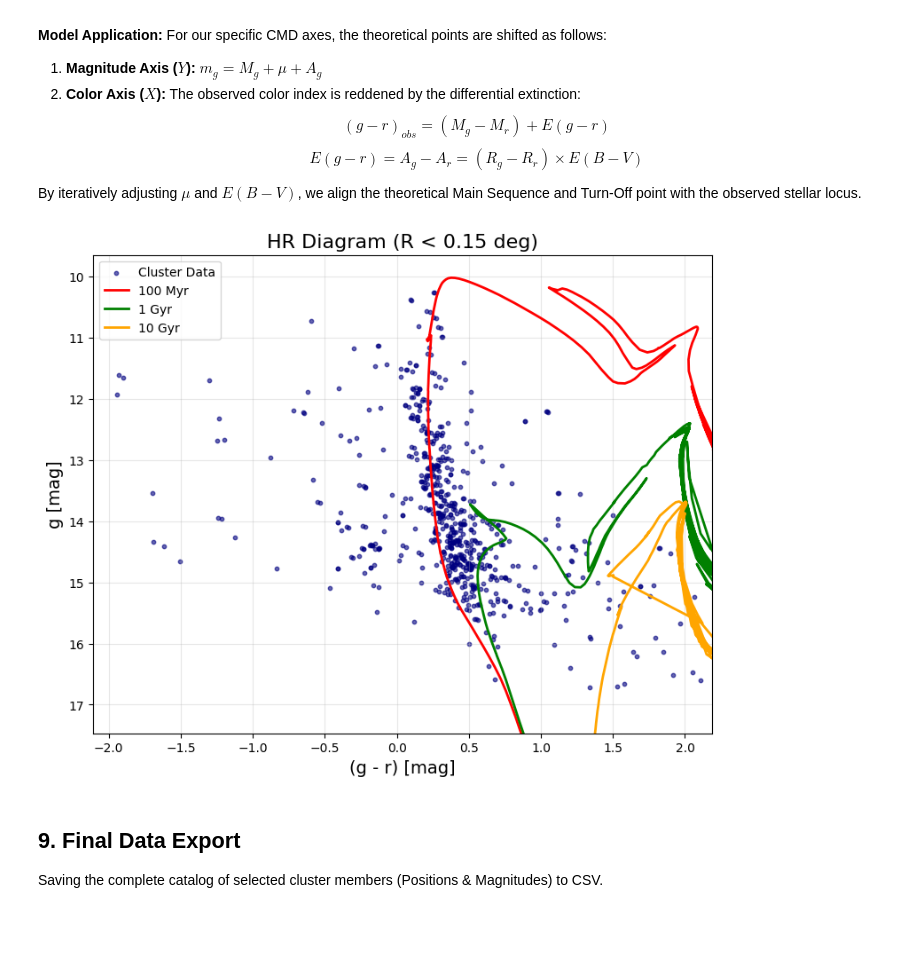
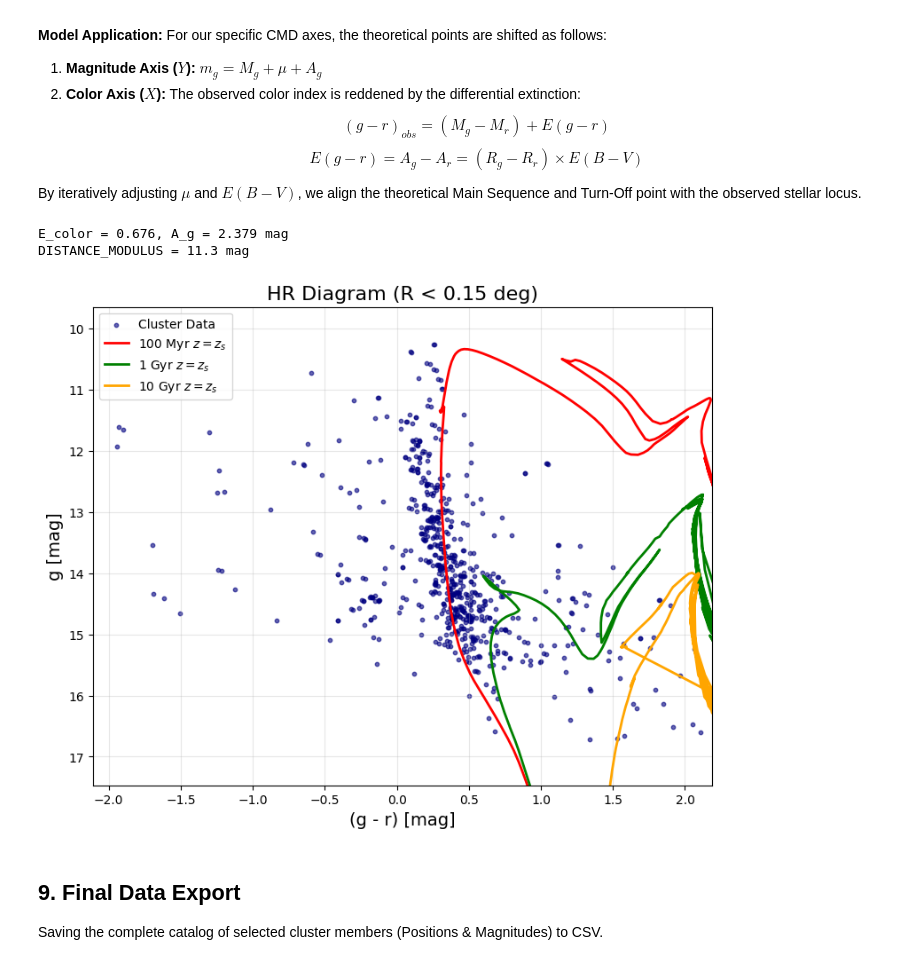
Before and after one commit to rloustalet/OHP-CLS, a Jupyter notebook: 04_diagramme_hr.ipynb, the cells around one changed output. Drawn from its saved outputs; the diff is of its cells as text; code cells hidden in the pictures; blank space fills up the shorter version.

```diff
--- a/diagramme_hr.ipynb
+++ b/04_diagramme_hr.ipynb
@@ -53,7 +53,7 @@ CLUSTER_RADIUS_DEG = 0.15
 
 # Isochrone Fitting Initial Guesses
 DISTANCE_MODULUS = 11.3
-E_BV = 0.65
+E_BV = 0.75
 
 # CMD Axes Definition
 PLOT_COLOR_1 = 'g'
@@ -398,42 +397,46 @@ def read_isochrone(file_path, col_map, f1, f2, mag_f):
     except: return None, None
 
 iso_files = {
-    '100 Myr': 'iso_e8.dat',
-    '1 Gyr': 'iso_e9.dat',
-    '10 Gyr': 'iso_e10.dat',
-    '100 Myr z=0.0118': 'iso_e8_z0.0118.dat'
+    '100 Myr $z = z_s$': 'iso_e8.dat',
+    '1 Gyr $z = z_s$': 'iso_e9.dat',
+    '10 Gyr $z = z_s$': 'iso_e10.dat',
 }
 
 A_mag = EXTINCTION_COEFFS[PLOT_MAG]
 E_color = EXTINCTION_COEFFS[PLOT_COLOR_1] - EXTINCTION_COEFFS[PLOT_COLOR_2]
+
+print(f'E_color = {E_color:.3f}, A_{PLOT_MAG} = {A_mag:.3f} mag')
+print(f'DISTANCE_MODULUS = {DISTANCE_MODULUS} mag')
 
 plt.figure(figsize=(9, 7))
 plt.scatter(color_x, mag_y, s=10, alpha=0.6, c='navy', label='Cluster Data')
 
 colors = ['red', 'green', 'orange']
 for i, (label, path) in enumerate(iso_files.items()):
     c_iso, m_iso = read_isochrone(path, ISO_COL_MAP, PLOT_COLOR_1, PLOT_COLOR_2, PLOT_MAG)
     if c_iso is not None:
         plt.plot(c_iso + E_color, m_iso + DISTANCE_MODULUS + A_mag,
                  color=colors[i], lw=2, label=label)
 
 plt.gca().invert_yaxis()
 plt.xlabel(xlabel, fontsize=14)
 plt.ylabel(ylabel, fontsize=14)
 plt.title(f'HR Diagram (R < {CLUSTER_RADIUS_DEG} deg)', fontsize=16)
 plt.grid(True, alpha=0.3)
 plt.legend()
 
 # Smart limits
 try:
     plt.xlim(np.percentile(color_x, 1) - 0.2, np.percentile(color_x, 99) + 0.2)
     plt.ylim(np.percentile(mag_y, 99) + 1, np.percentile(mag_y, 1) - 1)
 except:
     pass
 
 plt.show()
 # %% [output]
+E_color = 0.676, A_g = 2.379 mag
+DISTANCE_MODULUS = 11.3 mag
-[figure, old version]
+[figure, new version]
 # %% [markdown]
 ## 9. Final Data Export
 
```
Also changed, not shown: parts of 1 cell of this notebook.
